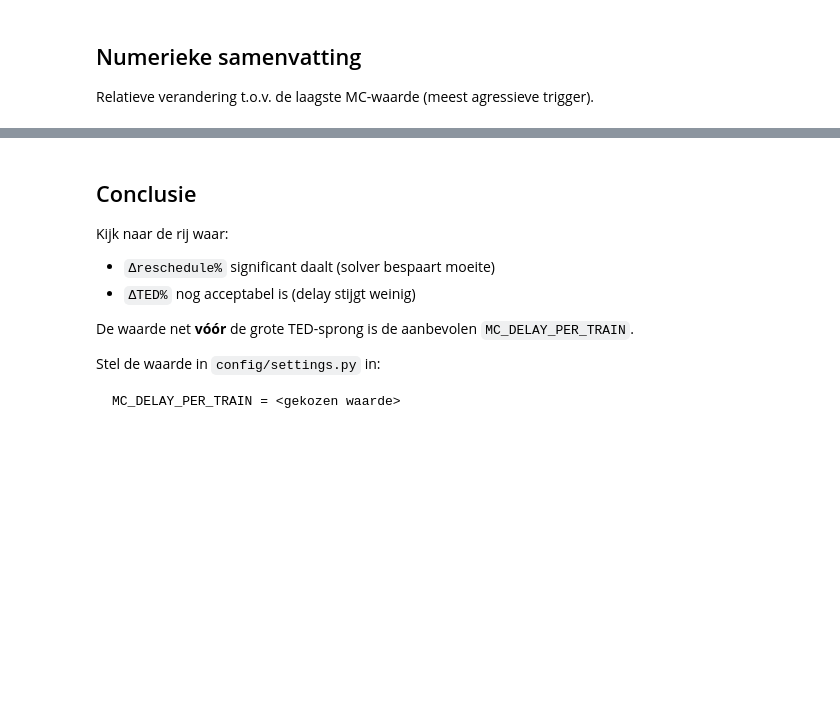
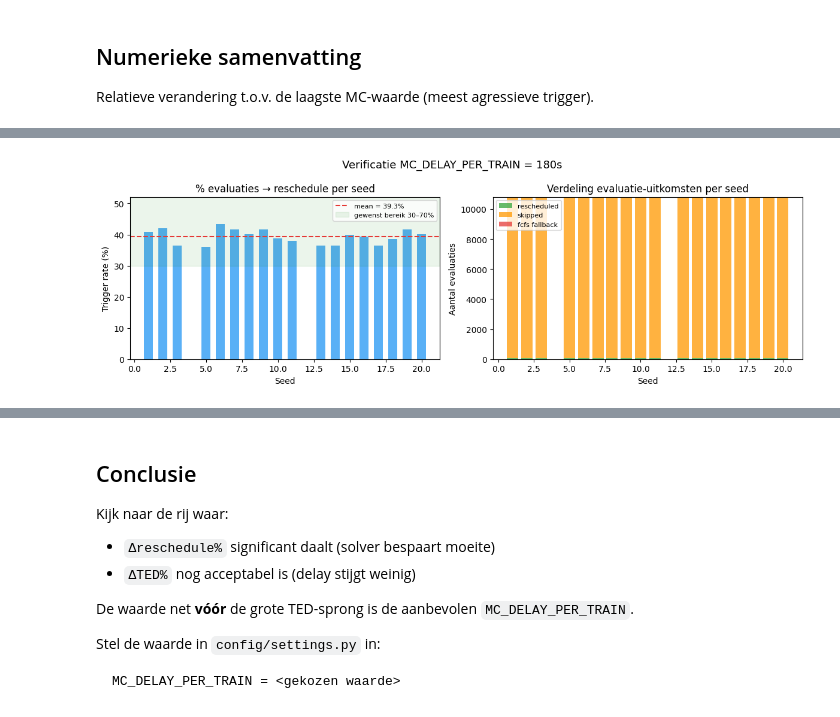
Before and after one commit to DauwDW/Thesis, a Jupyter notebook: notebooks/Calibrate_MC_Threshold.ipynb, the cells around one changed output, grey strips where cells are left out. Drawn from its saved outputs; the diff is of its cells as text; code cells hidden in the pictures; blank space fills up the shorter version.

```diff
--- a/notebooks/Calibrate_MC_Threshold.ipynb
+++ b/notebooks/Calibrate_MC_Threshold.ipynb
@@ -279,0 +497,37 @@ summary
+# %%
+# ── Plot: trigger rate per seed voor gekozen waarde ──────────────────────────
+fig, axes = plt.subplots(1, 2, figsize=(12, 4))
+fig.suptitle(f"Verificatie MC_DELAY_PER_TRAIN = {CHOSEN_MC}s", fontsize=13)
+
+# Links: trigger rate per seed
+ax = axes[0]
+ax.bar(
+    chosen["seed"], chosen["trigger_rate_%"],
+    color="#2196F3", alpha=0.75, width=0.6
+)
+ax.axhline(chosen["trigger_rate_%"].mean(), color="#E53935", ls="--", lw=1.5,
+           label=f"mean = {chosen['trigger_rate_%'].mean():.1f}%")
+ax.axhspan(30, 70, alpha=0.08, color="green", label="gewenst bereik 30–70%")
+ax.set_xlabel("Seed")
+ax.set_ylabel("Trigger rate (%)")
+ax.set_title("% evaluaties → reschedule per seed")
+ax.legend(fontsize=8)
+ax.set_ylim(0, max(chosen["trigger_rate_%"].max() * 1.2, 5))
+
+# Rechts: stacked bar (rescheduled / skipped / fcfs) per seed
+ax2 = axes[1]
+seeds = chosen["seed"].tolist()
+ax2.bar(seeds, chosen["n_rescheduled"],   label="rescheduled",   color="#4CAF50", alpha=0.85)
+ax2.bar(seeds, chosen["n_skipped"],       label="skipped",       color="#FF9800", alpha=0.75,
+        bottom=chosen["n_rescheduled"])
+ax2.bar(seeds, chosen["n_fcfs_fallback"], label="fcfs fallback", color="#E53935", alpha=0.75,
+        bottom=chosen["n_rescheduled"] + chosen["n_skipped"])
+ax2.set_xlabel("Seed")
+ax2.set_ylabel("Aantal evaluaties")
+ax2.set_title("Verdeling evaluatie-uitkomsten per seed")
+ax2.legend(fontsize=8)
+
+plt.tight_layout()
+plt.show()
+# %% [output]
+[figure, added]
```
Also changed, not shown: parts of 17 cells of this notebook, 19 other files.
